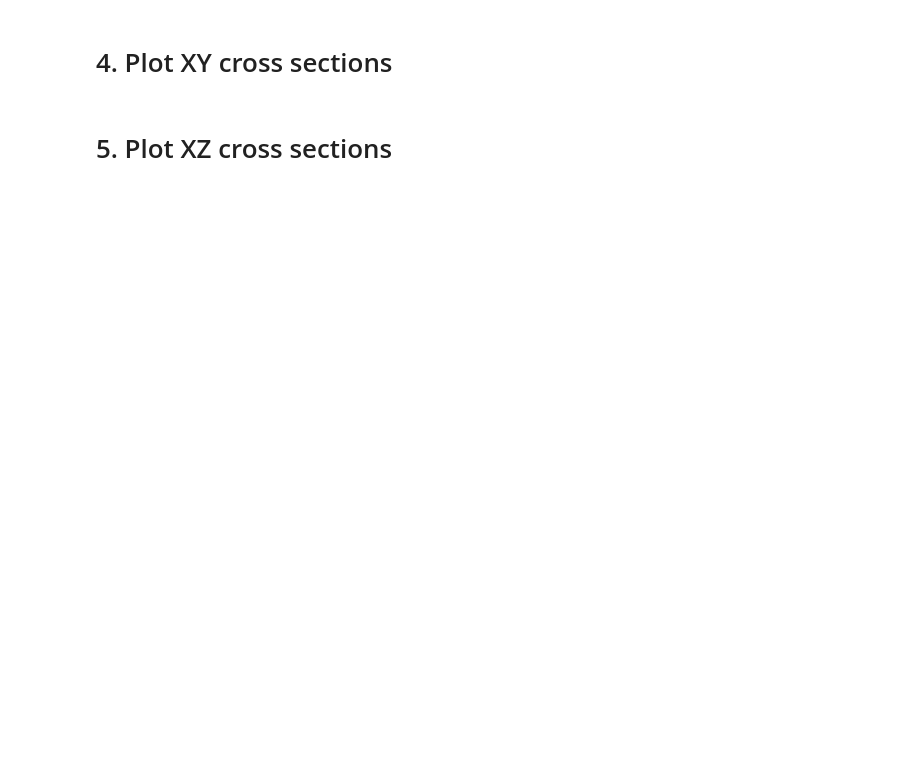
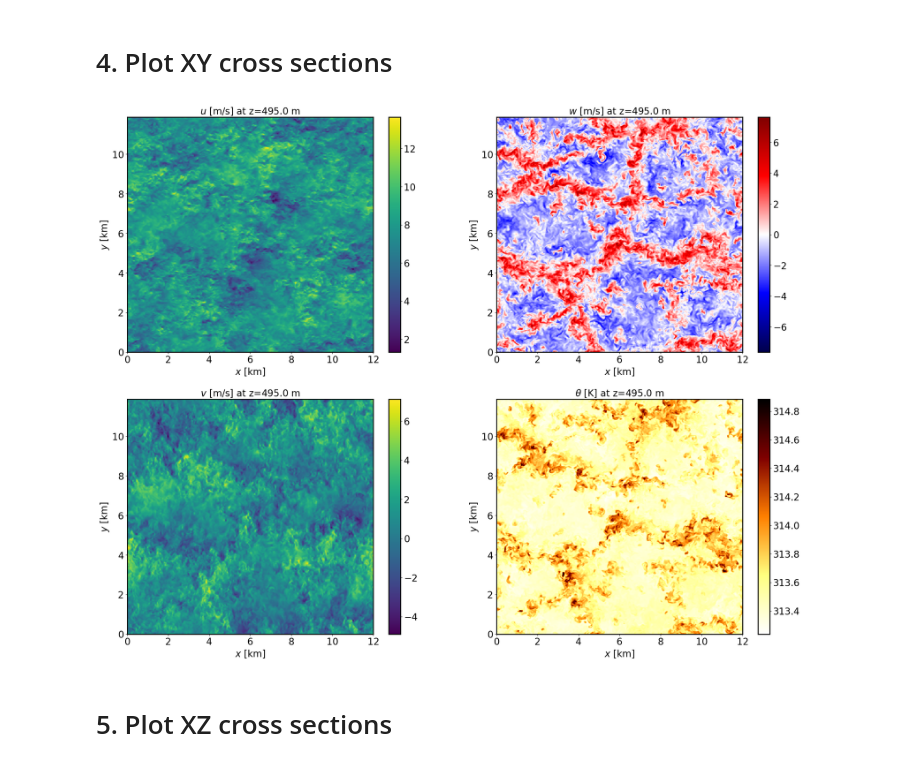
Before and after one commit to miguel-sg-2/FastEddy-model, a Jupyter notebook: tutorials/notebooks/MAKE_FE_TUTORIAL_PLOTS.ipynb, the cells around one changed output. Cells and saved outputs as stored; diff of their text form; code cells hidden in the pictures; blank space fills up the shorter version.

```diff
--- a/tutorials/notebooks/MAKE_FE_TUTORIAL_PLOTS.ipynb
+++ b/tutorials/notebooks/MAKE_FE_TUTORIAL_PLOTS.ipynb
@@ -110,7 +134,4 @@ path_figure = path_figure
 if not os.path.exists(path_figure):
     os.makedirs(path_figure)
 
-case_tmp = 'case_open'
-case_open = case_tmp + '=xr.open_dataset(files_FE[0])'
-print(case_open)
-exec(case_open)
+case_open=xr.open_dataset(files_FE[0])
@@ -119,9 +162,15 @@ exec(case_open)
 # %%
 if (case=='offshore'):
     plot_qv_cont = 1
 else:
     plot_qv_cont = 0
-plot_XY_UVWTHETA(case, case_open, zChoose, save_plot_opt, path_figure, plot_qv_cont)
+if (case=='dispersion'):
+    plot_u_map = 1
+else:
+    plot_u_map = 0
+plot_XY_UVWTHETA(case, case_open, zChoose, save_plot_opt, path_figure, plot_qv_cont, plot_u_map)
+# %% [output]
+[figure, added]
 # %% [markdown]
 # 5. Plot XZ cross sections
 # %%
```
Also changed, not shown: parts of 13 cells of this notebook, 21 other files.
